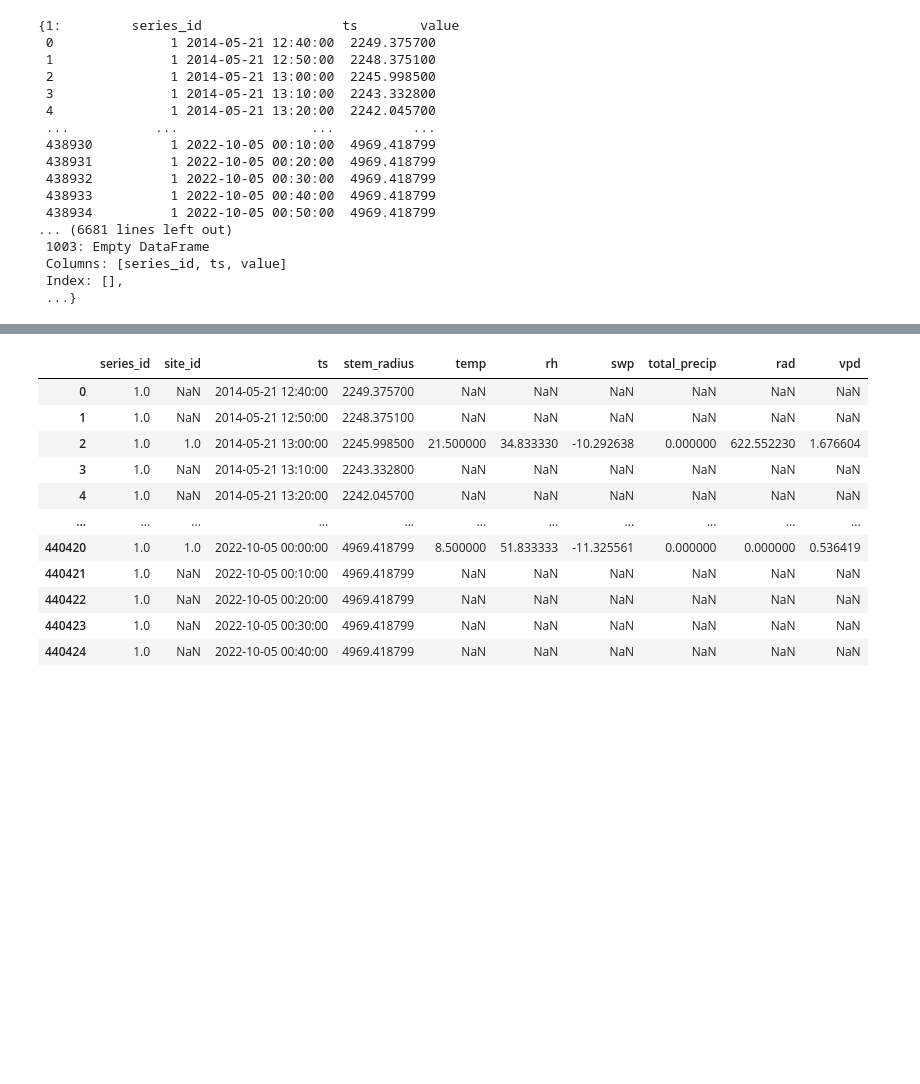
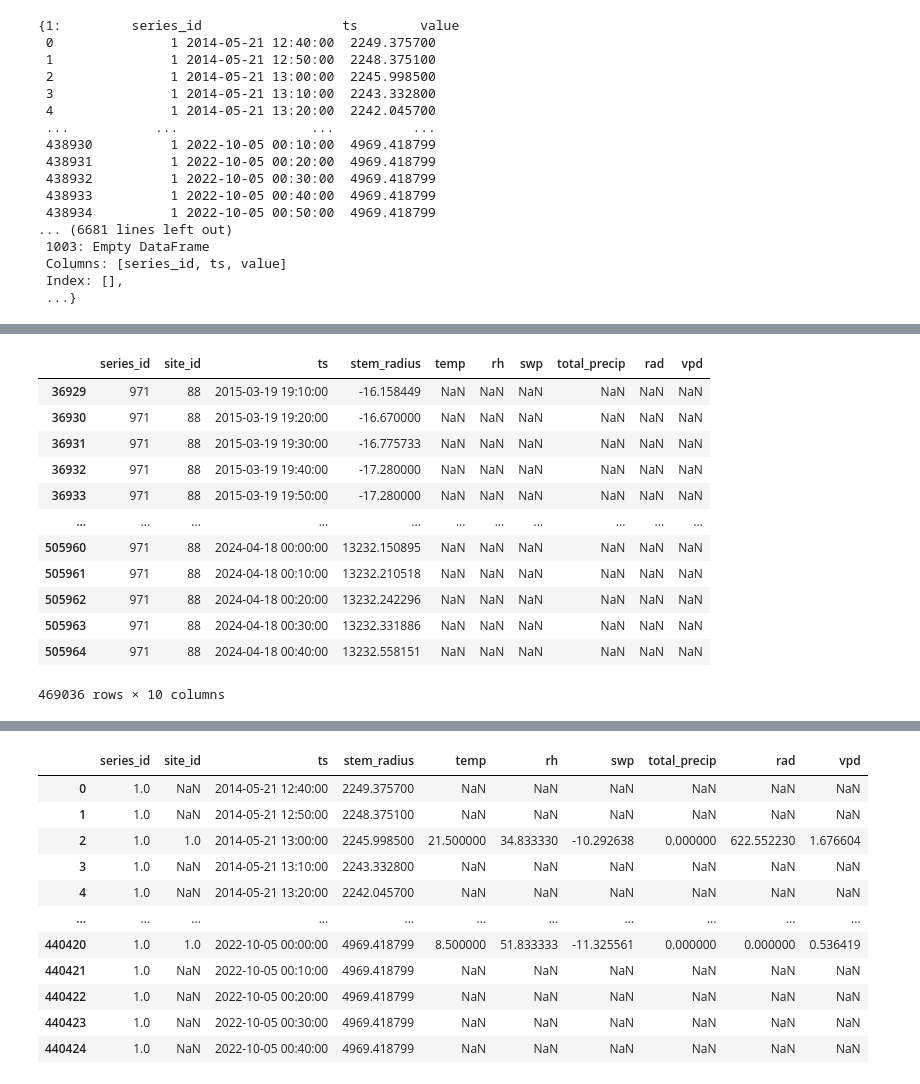
Before and after one commit to treenet/treenetai, a Jupyter notebook: task_scripts/raw_data_elaboration.ipynb, the cells around one changed output, grey strips where cells are left out. Cells and saved outputs as stored; diff of their text form; code cells hidden in the pictures; blank space fills up the shorter version.

```diff
--- a/task_scripts/raw_data_elaboration.ipynb
+++ b/task_scripts/raw_data_elaboration.ipynb
@@ -154,3 +178,21 @@ c
+# %%
+c['site_id'] = c['site_id'].ffill().bfill().astype(int)
+c['series_id'] = c['series_id'].ffill().bfill().astype(int)
+c
+# %% [output]
+|  | series_id | site_id | ts | stem_radius | temp | rh | swp | total_precip | rad | vpd |
+| 36929 | 971 | 88 | 2015-03-19 19:10:00 | -16.158449 | NaN | NaN | NaN | NaN | NaN | NaN |
+| 36930 | 971 | 88 | 2015-03-19 19:20:00 | -16.670000 | NaN | NaN | NaN | NaN | NaN | NaN |
+| 36931 | 971 | 88 | 2015-03-19 19:30:00 | -16.775733 | NaN | NaN | NaN | NaN | NaN | NaN |
+| 36932 | 971 | 88 | 2015-03-19 19:40:00 | -17.280000 | NaN | NaN | NaN | NaN | NaN | NaN |
+| 36933 | 971 | 88 | 2015-03-19 19:50:00 | -17.280000 | NaN | NaN | NaN | NaN | NaN | NaN |
+| ... | ... | ... | ... | ... | ... | ... | ... | ... | ... | ... |
+| 505960 | 971 | 88 | 2024-04-18 00:00:00 | 13232.150895 | NaN | NaN | NaN | NaN | NaN | NaN |
+| 505961 | 971 | 88 | 2024-04-18 00:10:00 | 13232.210518 | NaN | NaN | NaN | NaN | NaN | NaN |
+| 505962 | 971 | 88 | 2024-04-18 00:20:00 | 13232.242296 | NaN | NaN | NaN | NaN | NaN | NaN |
+| 505963 | 971 | 88 | 2024-04-18 00:30:00 | 13232.331886 | NaN | NaN | NaN | NaN | NaN | NaN |
+| 505964 | 971 | 88 | 2024-04-18 00:40:00 | 13232.558151 | NaN | NaN | NaN | NaN | NaN | NaN |
+469036 rows × 10 columns
 # %%
 start = c.ts.iloc[0]
 end = c.ts.iloc[-1]
```
Also changed, not shown: parts of 16 cells of this notebook, 2 other files.
